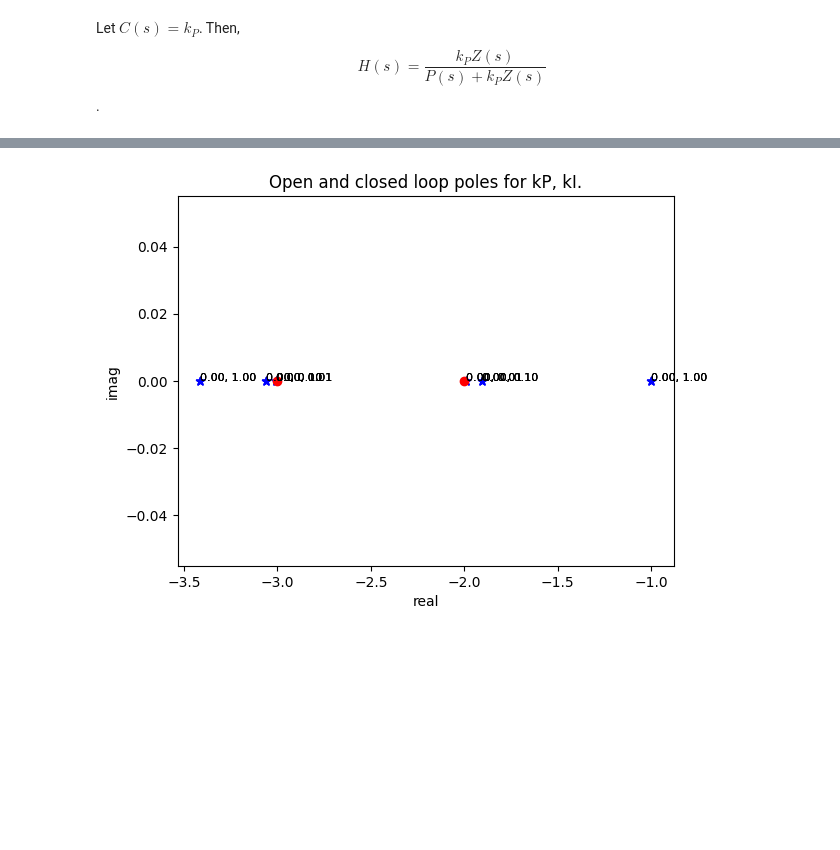
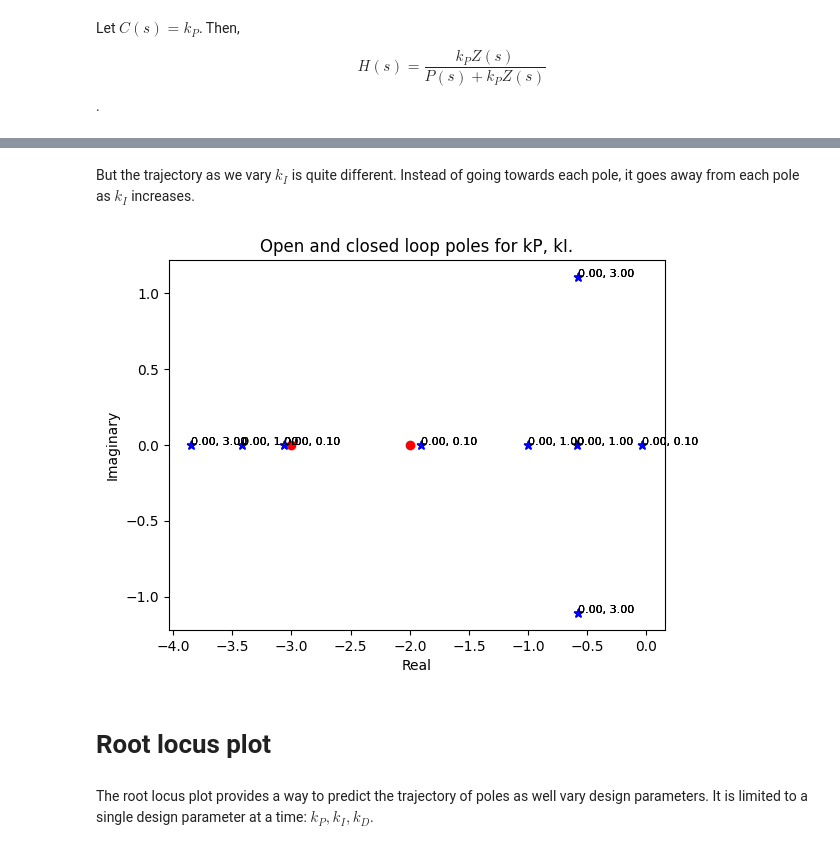
Before and after one commit to joseph-hellerstein/advanced-controls-lectures, a Jupyter notebook: lectures/lecture_14-Analysis-and-Design-of-Closed-Loop-Systems/root_locus_analysis.ipynb, the cells around one changed output, grey strips where cells are left out. Drawn from its saved outputs; the diff is of its cells as text; code cells hidden in the pictures; blank space fills up the shorter version.

```diff
--- a/lectures/lecture_14-Analysis-and-Design-of-Closed-Loop-Systems/root_locus_analysis.ipynb
+++ b/lectures/lecture_14-Analysis-and-Design-of-Closed-Loop-Systems/root_locus_analysis.ipynb
@@ -122,7 +123,7 @@ print("OK!")
 OK!
 # %%
 Parameters = collections.namedtuple("Parameters", "k1 k2 k3 S1 kP kI, setpoint")
-def getParameters(model=MODEL1):
+def getParameters(model):
     """
     Retrieves constants used in the open and closed loop models.
 
@@ -154,13 +155,13 @@ def getParameters(model=MODEL1):
     return parameters
 
 # Tests
-parameters = getParameters()
+parameters = getParameters(model=TEST_MODEL)
 assert(isinstance(parameters, Parameters))
 print("OK!")
 # %% [output]
 OK!
 # %%
-def plotPoles(model=MODEL1, kPs=0, kIs=0, xlim=None, is_plot=True):
+def plotPoles(model, kPs=0, kIs=0, xlim=None, is_plot=True):
     """
     Plots the open loop poles and zeroes and closed loop poles for the model.
 
@@ -170,7 +171,7 @@ def plotPoles(model=MODEL1, kPs=0, kIs=0, xlim=None, is_plot=True):
         kIs: list/float
         xlim: tuple (limits of x-axis on plot)
     """
-    p = getParameters(model=model)
+    p = getParameters(model)
     if isinstance(kPs, int) or isinstance(kPs, float):
         kPs = [kPs]
     if isinstance(kIs, int) or isinstance(kIs, float):
@@ -181,38 +182,31 @@ def plotPoles(model=MODEL1, kPs=0, kIs=0, xlim=None, is_plot=True):
         kIs = np.repeat(kIs[0], len(kPs))
     #
     annotations = []
-    ppoles = []
-    npoles = []
-    zeroes = []
+    cl_poles = []
     for kI in kIs:
         for kP in kPs:
             ol_tf = p.k1*p.k2/((s + p.k2)*(s+ p.k3))
             C_tf = kP + kI/s
             cl_tf = control.feedback(ol_tf*C_tf)
-            closed_poles = cl_tf.poles()
-            if len(closed_poles) > 0:
+            for pole in cl_tf.poles():
                 annotations.append("%2.2f, %2.2f" % (kP, kI))
-                ppoles.append(closed_poles[0])
-                npoles.append(closed_poles[1])
-    poles = list(ppoles)
-    poles.extend(npoles)
-    zeroes = np.array(zeroes)
+                cl_poles.append(pole)
     annotations.extend(annotations)
-    poles = np.array(poles)
+    cl_poles = np.array(cl_poles)
     if is_plot:
         _, ax = plt.subplots(1)
-        ax.scatter(poles.real, poles.imag, marker="*", c="blue")
         ol_poles = ol_tf.poles()
         ax.scatter(ol_poles.real, ol_poles.imag, marker="o", c="red")
-        _ = [ax.annotate(t, (p.real, p.imag), fontsize=8) for t, p in zip(annotations, poles)]
-        ax.set_xlabel("real")
-        ax.set_ylabel("imag")
+        ax.scatter(cl_poles.real, cl_poles.imag, marker="*", c="blue")
+        _ = [ax.annotate(t, (p.real, p.imag), fontsize=8) for t, p in zip(annotations, cl_poles)]
+        ax.set_xlabel("Real")
+        ax.set_ylabel("Imaginary")
         _ = ax.set_title("Open and closed loop poles for kP, kI.")
         if xlim is not None:
             ax.set_xlim(xlim)
 
 # Tests
-plotPoles(kPs=[0.01, 0.1, 10, 100], is_plot=False)
+plotPoles(TEST_MODEL, kPs=[0.01, 0.1, 10, 100], is_plot=False)
 print("OK!")
 # %% [output]
 OK!
@@ -278,4 +269,11 @@ plotPoles(kIs=[0.01, 0.1, 10, 100])
+# %% [markdown]
+But the trajectory as we vary $k_I$ is quite different. Instead of going towards each pole, it goes away from each pole as $k_I$ increases.
 # %%
-plotPoles(kIs=[0.01, 0.1, 1])
+plotPoles(MODEL1, kIs=[0.1, 1, 3])
 # %% [output]
-[figure, old version]
+[figure, new version]
+# %% [markdown]
+# Root locus plot
+# %% [markdown]
+The root locus plot provides a way to predict the trajectory of poles as well vary design parameters.
+It is limited to a single design parameter at a time: $k_P, k_I, k_D$.
```
Also changed, not shown: parts of 19 cells of this notebook.
